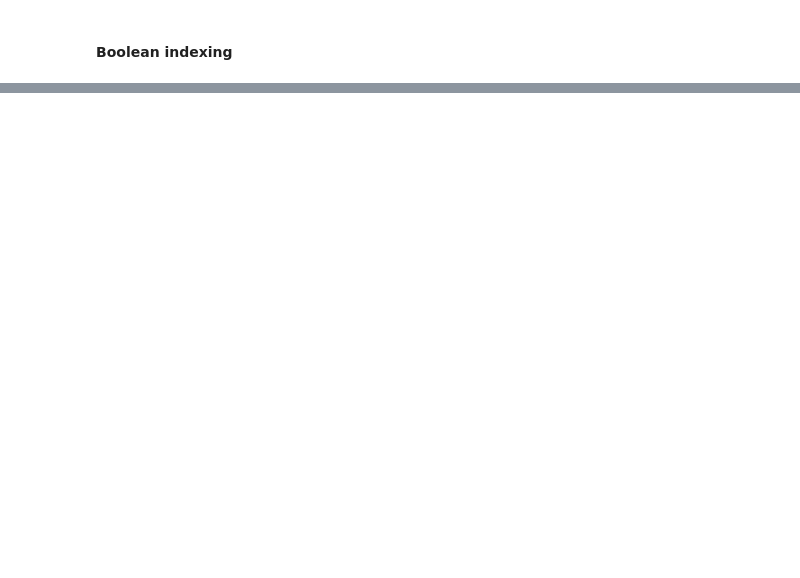
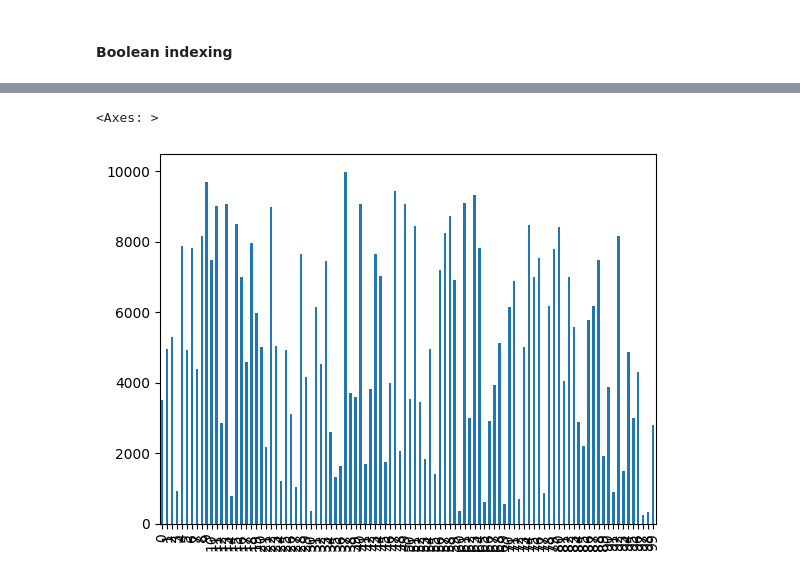
Before and after one commit to bookpanda/2110322-DB-SYS, a Jupyter notebook: SQL_Pandas/Python2PostgreSQL_1.ipynb, the cells around one changed output, grey strips where cells are left out. Cells and saved outputs as stored; diff of their text form; code cells hidden in the pictures; blank space fills up the shorter version.

```diff
--- a/SQL_Pandas/Python2PostgreSQL_1.ipynb
+++ b/SQL_Pandas/Python2PostgreSQL_1.ipynb
@@ -45,12 +63,12 @@ from sqlalchemy import Table, Column, String, MetaData
 
 # สร้าง engine ที่ใช้ในการเชื่อมต่อกับ PostgreSQL server
 # postgresql://[account]:[password]@localgos:[port]/[dbname]
-engine = sqlalchemy.create_engine('postgresql://wichadak:123456@localhost:5432/banking')
+engine = sqlalchemy.create_engine('postgresql://admin:root@localhost:5433/osmall')
 # %%
 import pandas as pd
 import numpy as np
 
-df = pd.read_sql('select * from account', con=engine) # use engine from previous cell
+df = pd.read_sql('select * from organizations', con=engine) # use engine from previous cell
 # %% [markdown]
 ### View overall data ###
 # %%
@@ -145,7 +503,10 @@ df[df['branch_name'].isin(['B', 'F'])]
 # %%
 import matplotlib.pyplot as plt
 # %%
-df['balance'].plot(kind="bar");
+df['num_employees'].plot(kind="bar")
+# %% [output]
+<Axes: >
+[figure, added]
 # %%
 df2 = pd.read_sql('select a.branch_name, sum(a.balance) from account a group by a.branch_name', con=engine)
 # %%
```
Also changed, not shown: parts of 40 cells of this notebook, 2 other files.
